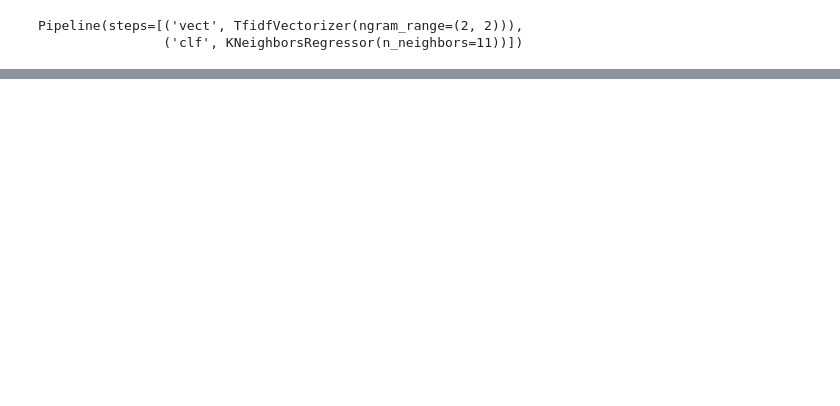
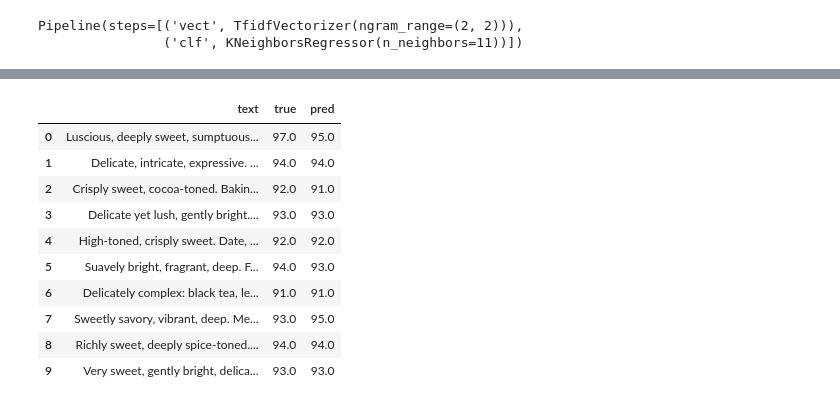
Before and after one commit to ChristopherLohse/GroupProjectML, a Jupyter notebook: scripts/benchmark.ipynb, the cells around one changed output, grey strips where cells are left out. Drawn from its saved outputs; the diff is of its cells as text; code cells hidden in the pictures; blank space fills up the shorter version.

```diff
--- a/scripts/benchmark.ipynb
+++ b/scripts/benchmark.ipynb
@@ -329,0 +320,36 @@ plt.show()
+# %%
+# predict on test data with best model for ten random samples
+from random import sample
+test_samples = sample(range(0, len(X_test)), 10)
+test_samples
+# get the text of the samples
+test_samples_text = [X_test[i] for i in test_samples]
+# get the predicted values
+test_samples_pred = best_ridge_ug.predict(test_samples_text)
+# round values to 0 decimals
+test_samples_pred = [round(i, 0) for i in test_samples_pred]
+# get the true values
+test_samples_true = [y_test[i] for i in test_samples]
+# make a dataframe with the results
+df = pd.DataFrame()
+df["text"] = test_samples_text
+df["true"] = test_samples_true
+df["pred"] = test_samples_pred
+df
+
+# save the dataframe to csv
+df.to_csv("../results/test_samples.csv", index=False)
+# %%
+df
+# %% [output]
+|  | text | true | pred |
+| 0 | Luscious, deeply sweet, sumptuous... | 97.0 | 95.0 |
+| 1 | Delicate, intricate, expressive. ... | 94.0 | 94.0 |
+| 2 | Crisply sweet, cocoa-toned. Bakin... | 92.0 | 91.0 |
+| 3 | Delicate yet lush, gently bright.... | 93.0 | 93.0 |
+| 4 | High-toned, crisply sweet. Date, ... | 92.0 | 92.0 |
+| 5 | Suavely bright, fragrant, deep. F... | 94.0 | 93.0 |
+| 6 | Delicately complex: black tea, le... | 91.0 | 91.0 |
+| 7 | Sweetly savory, vibrant, deep. Me... | 93.0 | 95.0 |
+| 8 | Richly sweet, deeply spice-toned.... | 94.0 | 94.0 |
+| 9 | Very sweet, gently bright, delica... | 93.0 | 93.0 |
```
Also changed, not shown: parts of 10 cells of this notebook, 8 other files.
